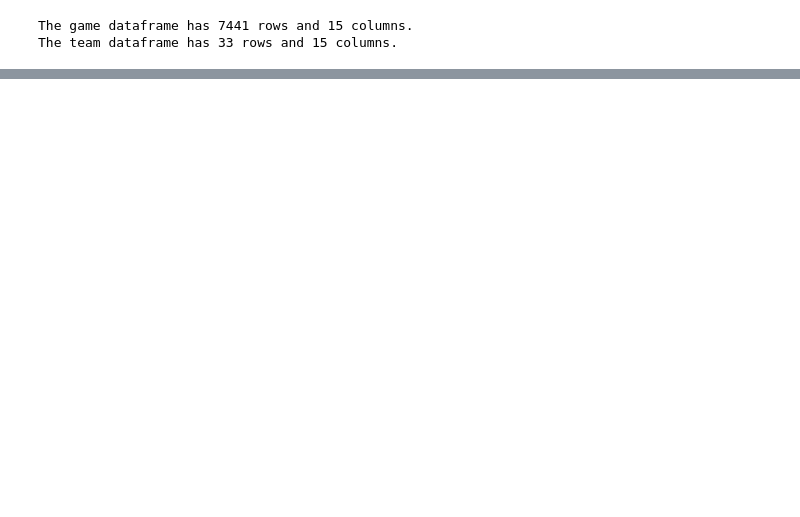
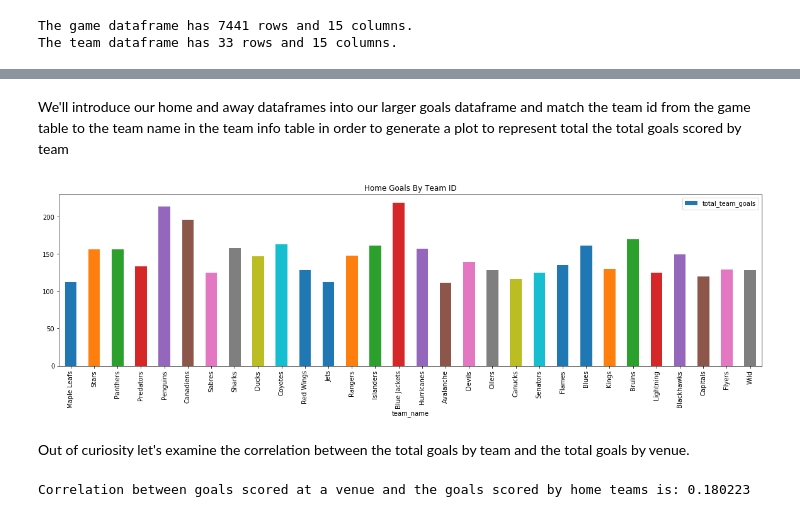
Before and after one commit to Francisjhacke/nhl-data-analysis, a Jupyter notebook: main.ipynb, the cells around one changed output, grey strips where cells are left out. Cells and saved outputs as stored; diff of their text form; code cells hidden in the pictures; blank space fills up the shorter version.

```diff
--- a/main.ipynb
+++ b/main.ipynb
@@ -62,0 +77,27 @@ away_goals_2017.plot(kind="bar", figsize=[20,5], title="Away Goals By Venue", co
+# %%
+# Home goals & away goals by team id
+home_id_goals = pd.DataFrame(season2012.groupby(['home_team_id'])['home_goals'].sum()).reset_index()
+# %%
+# Home goals & away goals by team id
+away_id_goals = pd.DataFrame(season2012.groupby(['away_team_id'])['away_goals'].sum()).reset_index()
+# %% [markdown]
+We'll introduce our home and away dataframes into our larger goals dataframe and match the team id from the game table to the team name in the team info table in order to generate a plot to represent total the total goals scored by team
+# %%
+# Create a new index 'total team goals' which is the sum of away goals and home goals
+goals_2012["total_team_goals"] = away_id_goals["away_goals"] + home_id_goals["home_goals"]
+
+# Create a new team name index that maps the home team id to the team name in the team info dataset
+goals_2012['team_name'] = goals_2012['home_team_id'].map(team_df.set_index('team_id')['teamName'])
+
+# Create a plot to display the total goals for each team
+goals_2012.plot(x="team_name", y="total_team_goals", kind="bar", figsize=[20,5], title="Home Goals By Team ID");
+# %% [output]
+[figure, added]
+# %% [markdown]
+Out of curiosity let's examine the correlation between the total goals by team and the total goals by venue.
+# %%
+goals_correlation = goals_2012["total_team_goals"].corr(goals_2012["total_venue_goals"])
+print("Correlation between goals scored at a venue and the goals scored by home teams is: {0:05f}".format(goals_correlation))
+# Correlation between goals scored at a venue and goals scored by home team over the 2012-2013 NHL season is rather weak.
+# %% [output]
+Correlation between goals scored at a venue and the goals scored by home teams is: 0.180223
```
Also changed, not shown: parts of 21 cells of this notebook.
